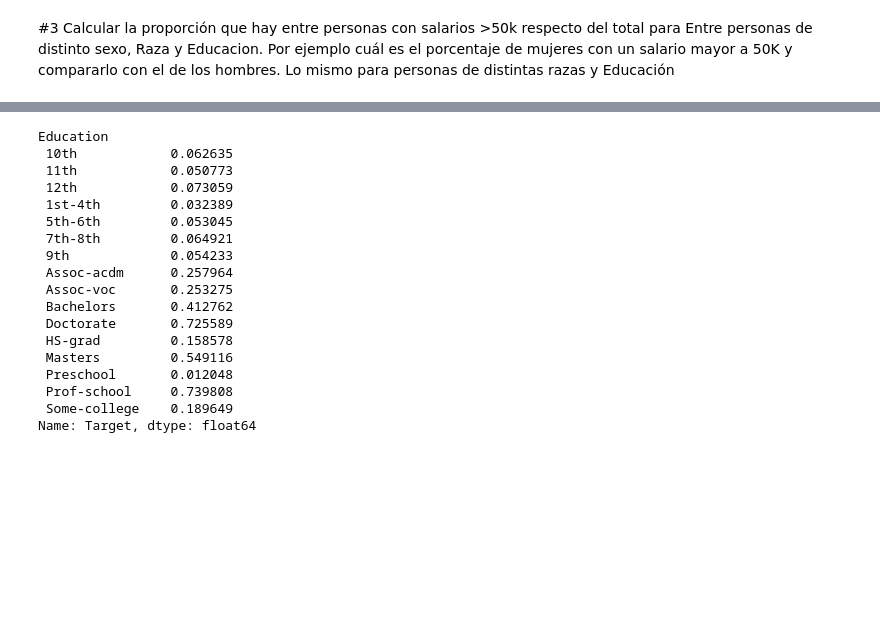
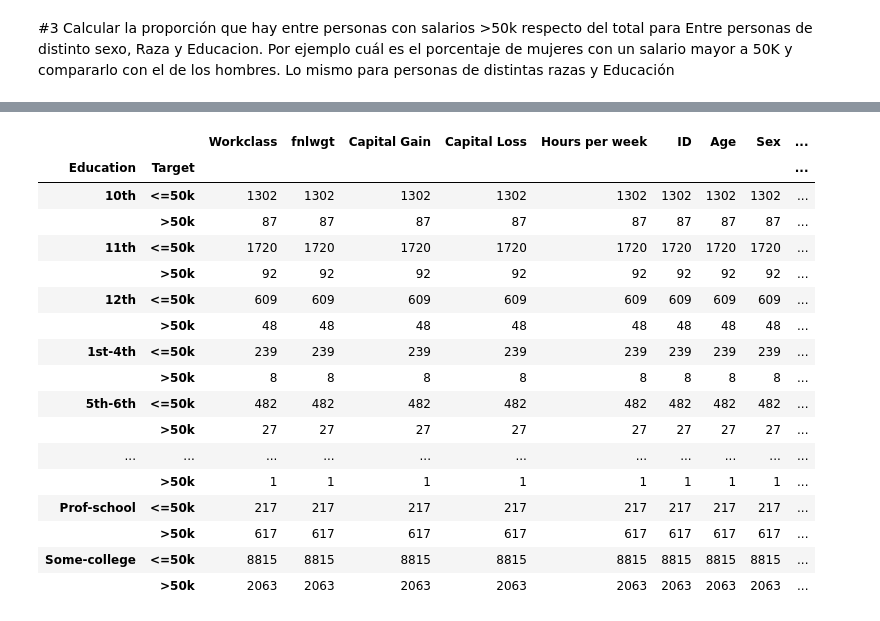
Before and after one commit to edx04/data-science, a Jupyter notebook: WranglingArellano.ipynb, the cells around one changed output, grey strips where cells are left out. Cells and saved outputs as stored; diff of their text form; code cells hidden in the pictures; blank space fills up the shorter version.

```diff
--- a/WranglingArellano.ipynb
+++ b/WranglingArellano.ipynb
@@ -49,7 +47,7 @@ result2.Target.unique()
 # %% [output]
 array([' <=50K', ' >50K', ' <=50K.', ' >50K.'], dtype=object)
 # %%
-result2.Target= result2.Target.apply(lambda x: 1 if x[1] == '>' else 0)
+result2.Target= result2.Target.apply(lambda x: '>50k' if x[1] == '>' else '<=50k')
 # %%
 result2.Target.unique()
 # %% [output]
@@ -82,21 +87,21 @@ Name: Target, dtype: float64
 # %%
-result2.groupby(['Education']).mean()['Target']
+result2.groupby(['Education','Target']).count()
 # %% [output]
-Education
- 10th            0.062635
- 11th            0.050773
- 12th            0.073059
- 1st-4th         0.032389
- 5th-6th         0.053045
- 7th-8th         0.064921
- 9th             0.054233
- Assoc-acdm      0.257964
- Assoc-voc       0.253275
- Bachelors       0.412762
- Doctorate       0.725589
- HS-grad         0.158578
- Masters         0.549116
- Preschool       0.012048
- Prof-school     0.739808
- Some-college    0.189649
-Name: Target, dtype: float64
+|  |  | Workclass | fnlwgt | Capital Gain | Capital Loss | Hours per week | ID | Age | Sex | ... |
+| Education | Target |  |  |  |  |  |  |  |  | ... |
+| 10th | <=50k | 1302 | 1302 | 1302 | 1302 | 1302 | 1302 | 1302 | 1302 | ... |
+|  | >50k | 87 | 87 | 87 | 87 | 87 | 87 | 87 | 87 | ... |
+| 11th | <=50k | 1720 | 1720 | 1720 | 1720 | 1720 | 1720 | 1720 | 1720 | ... |
+|  | >50k | 92 | 92 | 92 | 92 | 92 | 92 | 92 | 92 | ... |
+| 12th | <=50k | 609 | 609 | 609 | 609 | 609 | 609 | 609 | 609 | ... |
+|  | >50k | 48 | 48 | 48 | 48 | 48 | 48 | 48 | 48 | ... |
+| 1st-4th | <=50k | 239 | 239 | 239 | 239 | 239 | 239 | 239 | 239 | ... |
+|  | >50k | 8 | 8 | 8 | 8 | 8 | 8 | 8 | 8 | ... |
+| 5th-6th | <=50k | 482 | 482 | 482 | 482 | 482 | 482 | 482 | 482 | ... |
+|  | >50k | 27 | 27 | 27 | 27 | 27 | 27 | 27 | 27 | ... |
+| ... | ... | ... | ... | ... | ... | ... | ... | ... | ... | ... |
+|  | >50k | 1 | 1 | 1 | 1 | 1 | 1 | 1 | 1 | ... |
+| Prof-school | <=50k | 217 | 217 | 217 | 217 | 217 | 217 | 217 | 217 | ... |
+|  | >50k | 617 | 617 | 617 | 617 | 617 | 617 | 617 | 617 | ... |
+| Some-college | <=50k | 8815 | 8815 | 8815 | 8815 | 8815 | 8815 | 8815 | 8815 | ... |
+|  | >50k | 2063 | 2063 | 2063 | 2063 | 2063 | 2063 | 2063 | 2063 | ... |
```
Also changed, not shown: parts of 5 cells of this notebook.
